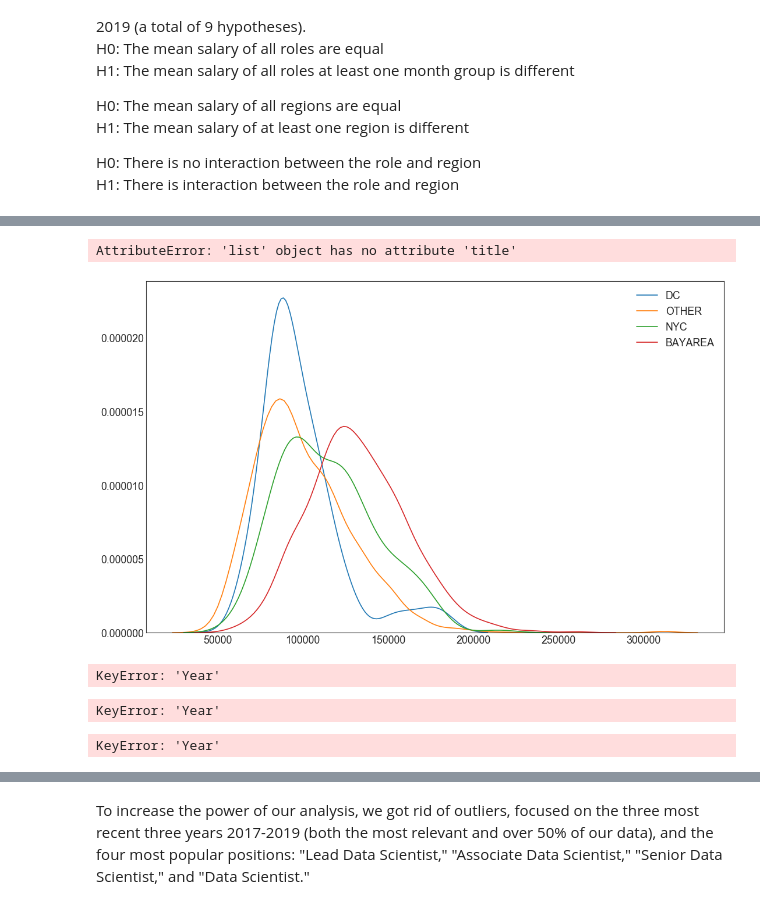
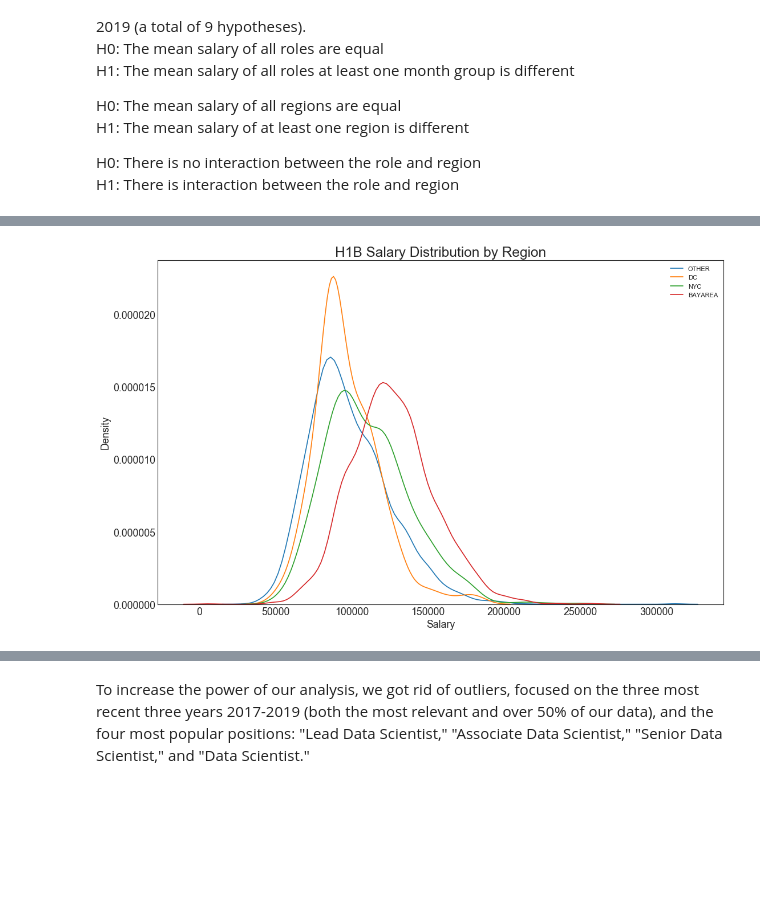
Before and after one commit to Jaboola9/Data_Scientist_Salaries_USA, a Jupyter notebook: hypothesis_testing.ipynb, the cells around one changed output, grey strips where cells are left out. Saved outputs shown, nothing was run; the diff lists cells and outputs as text; code cells hidden in the pictures; blank space fills up the shorter version.

```diff
--- a/hypothesis_testing.ipynb
+++ b/hypothesis_testing.ipynb
@@ -58,67 +56,5 @@ clean.head()
 # %%
 # input_vars = set(list(clean['Role']))
-fig = viz.visualization_two(clean[clean['year']==2018])
-fig
+fig = viz.visualization_two(clean)
 # %% [output]
-AttributeError: 'list' object has no attribute 'title'
-[figure, old version]
+[figure, new version]
-# %%
-# Visual Checks on Normality of Dependent Variable (Salary) among Groups
-
-# Year/Role
-nrows = len(clean['Year'].unique())
-ncols = len(clean['Role'].unique())
-
-fig, axes = plt.subplots(nrows=nrows, ncols=ncols, figsize = (12,8), sharey='row')
-
-for nr, year in enumerate(clean['Year'].unique()):
-    for nc, role in enumerate(clean['Role'].unique()):
-        plt.plot(clean[(clean['Year']==year) & (clean['Role']==role)].Salary)
-#         axes[nr][nc].hist(clean[(clean['Year']==year) & (clean['Role']==role)].Salary, density=True)
-#         sns.kdeplot(clean[(clean['Year']==year) & (clean['Role']==role)].Salary, ax=axes[nr][nc])
-        axes[nr][nc].set_xlim([0, 250000])
-        axes[nr][nc].set_ylim([0, .00005])
-#         axes[nr][nc].set_xticklabels(['0', '200K'])
-        try:
-            axes[nr][nc].get_legend().remove()
-        except:
-            pass
-plt.show()
-# %% [output]
-KeyError: 'Year'
-# %%
-# Year/Region
-
-nrows = len(clean['Year'].unique())
-ncols = len(clean['Region'].unique())
-
-fig, axes = plt.subplots(nrows=nrows, ncols=ncols, figsize = (12,8), sharex='all', sharey='row')
-for nr, year in enumerate(clean['Year'].unique()):
-    for nc, reg in enumerate(clean['Region'].unique()):
-        axes[nr][nc].hist(clean[(clean['Year']==year) & (clean['Region']==reg)].Salary, density=True)
-        sns.kdeplot(clean[(clean['Year']==year) & (clean['Region']==role)].Salary, ax=axes[nr][nc])
-        axes[nr][nc].set_xlim([0, 300000])
-        axes[nr][nc].set_xticklabels(['0', '200K'])
-        try:
-            axes[nr][nc].get_legend().remove()
-        except:
-            pass
-
-plt.show()
-# %% [output]
-KeyError: 'Year'
-# %%
-# Year/Industry
-
-nrows = len(clean['Year'].unique())
-ncols = len(clean['Industry'].unique())
-
-fig, axes = plt.subplots(nrows=nrows, ncols=ncols, figsize = (12,8), sharex='all')
-for nr, year in enumerate(clean['Year'].unique()):
-    for nc, industry in enumerate(clean['Industry'].unique()):
-        axes[nr][nc].hist(clean[(clean['Year']==year) & (clean['Industry']==industry)].Salary)
-        axes[nr][nc].set_xlim([0, 250000])
-        axes[nr][nc].set_xticklabels(['0', '200K'])
-plt.show()
-# %% [output]
-KeyError: 'Year'
```
Also changed, not shown: parts of 4 cells of this notebook, 7 other files.
